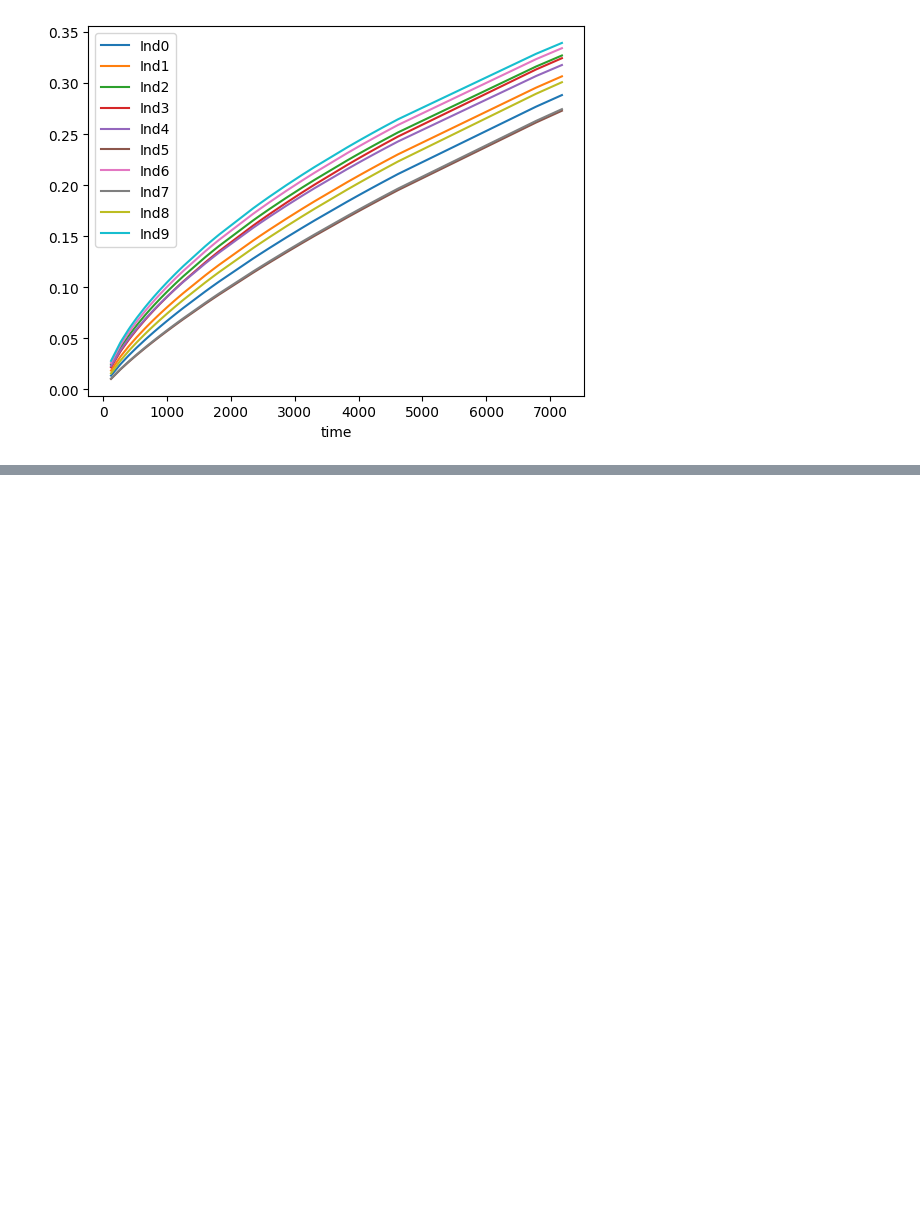
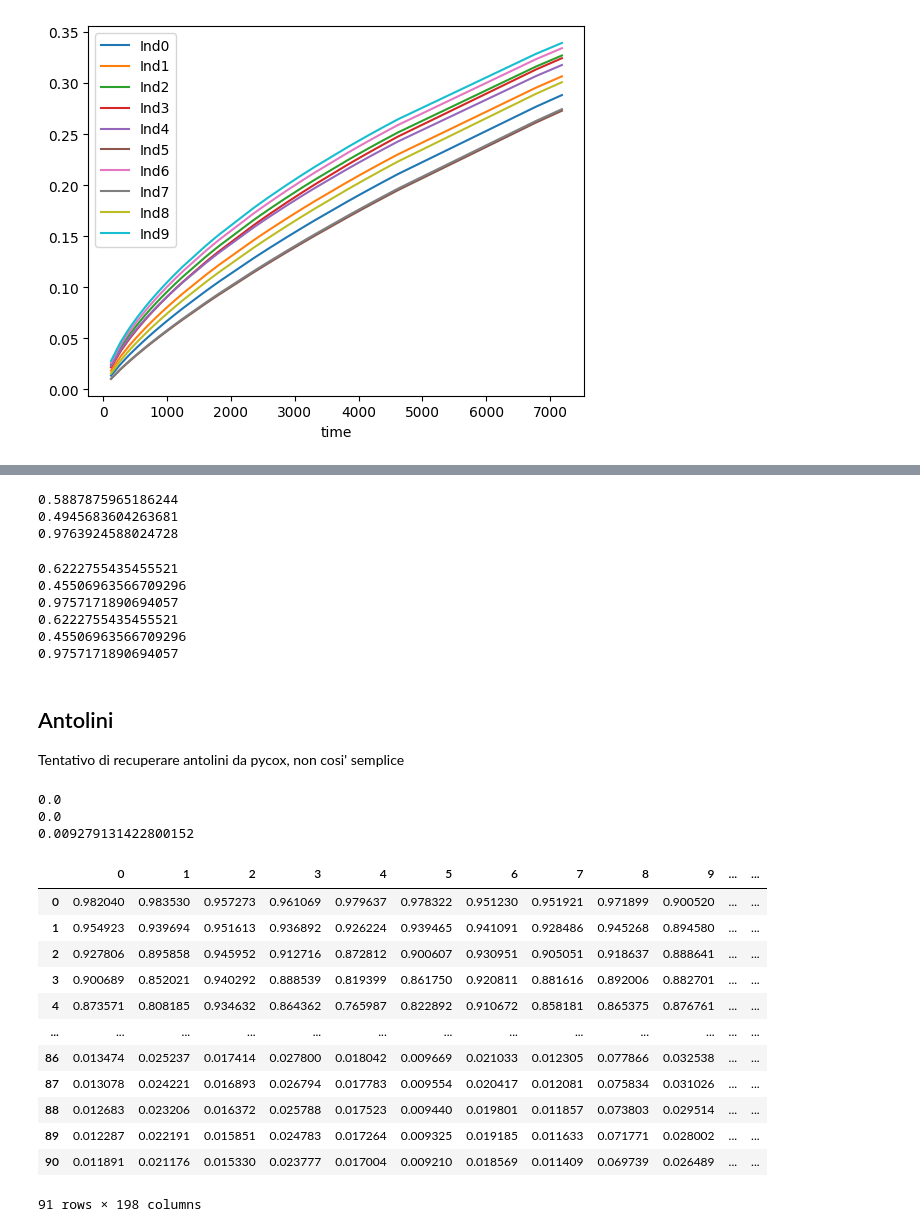
Before and after one commit to compbiomed-unito/survhive, a Jupyter notebook: gb_test_survival_output.ipynb, the cells around one changed output, grey strips where cells are left out. Drawn from its saved outputs; the diff is of its cells as text; code cells hidden in the pictures; blank space fills up the shorter version.

```diff
--- a/gb_test_survival_output.ipynb
+++ b/gb_test_survival_output.ipynb
@@ -123,6 +108,6 @@ array([0.5687112 , 0.55596285, 0.45258137, 0.63661292, 0.58587579,
 # %% [markdown]
 ## Auton
 # %%
-survmach = survwrap.DeepSurvivalMachines()
+survmach = survwrap.DeepSurvivalMachines(max_epochs=10)
 survmach.fit(X, y)
 # %% [output]
@@ -169,0 +193,23 @@ array([0.20315404, 0.22241521, 0.24387774, 0.23970731, 0.23508947,
+# %%
+s = make_time_dependent_scorer(roc_auc_td_score)
+for m in [survmach, deephit, coxnet]:
+    print(s(m, X, y))
+# %% [output]
+0.5887875965186244
+0.4945683604263681
+0.9763924588024728
+# %%
+s = make_time_dependent_scorer(roc_auc_td_score, time_mode='absolute', time_values=numpy.quantile(etimes, [0.25, 0.5, 0.75]))
+for m in [survmach, deephit, coxnet]:
+    print(s(m, X, y))
+
+s = make_time_dependent_scorer(roc_auc_td_score, time_mode='quantiles', time_values=[0.25, 0.5, 0.75])
+for m in [survmach, deephit, coxnet]:
+    print(s(m, X, y))
+# %% [output]
+0.6222755435455521
+0.45506963566709296
+0.9757171890694057
+0.6222755435455521
+0.45506963566709296
+0.9757171890694057
@@ -169,0 +218,37 @@ array([0.20315404, 0.22241521, 0.24387774, 0.23970731, 0.23508947,
+# %% [markdown]
+## Antolini
+Tentativo di recuperare antolini da pycox, non cosi' semplice
+# %%
+import pycox
+def antolini_scorer(estimator, X, y):
+    surv = estimator.predict_survival(X, get_time(y))
+    return pycox.evaluation.concordance.concordance_td(
+        durations=get_time(y), events=get_indicator(y),
+        surv=surv, surv_idx=numpy.arange(len(X)),
+    )
+
+for m in [survmach, deephit, coxnet]:
+    #survmach.predict_survival(X[:10], etimes[0])
+    s = antolini_scorer(m, X, y)
+    print(s)
+# %% [output]
+0.0
+0.0
+0.009279131422800152
+# %%
+surv = deephit.model_.interpolate(10).predict_surv_df(X.astype('float32'))
+surv
+# %% [output]
+|  | 0 | 1 | 2 | 3 | 4 | 5 | 6 | 7 | 8 | 9 | ... | ... |
+| 0 | 0.982040 | 0.983530 | 0.957273 | 0.961069 | 0.979637 | 0.978322 | 0.951230 | 0.951921 | 0.971899 | 0.900520 | ... | ... |
+| 1 | 0.954923 | 0.939694 | 0.951613 | 0.936892 | 0.926224 | 0.939465 | 0.941091 | 0.928486 | 0.945268 | 0.894580 | ... | ... |
+| 2 | 0.927806 | 0.895858 | 0.945952 | 0.912716 | 0.872812 | 0.900607 | 0.930951 | 0.905051 | 0.918637 | 0.888641 | ... | ... |
+| 3 | 0.900689 | 0.852021 | 0.940292 | 0.888539 | 0.819399 | 0.861750 | 0.920811 | 0.881616 | 0.892006 | 0.882701 | ... | ... |
+| 4 | 0.873571 | 0.808185 | 0.934632 | 0.864362 | 0.765987 | 0.822892 | 0.910672 | 0.858181 | 0.865375 | 0.876761 | ... | ... |
+| ... | ... | ... | ... | ... | ... | ... | ... | ... | ... | ... | ... | ... |
+| 86 | 0.013474 | 0.025237 | 0.017414 | 0.027800 | 0.018042 | 0.009669 | 0.021033 | 0.012305 | 0.077866 | 0.032538 | ... | ... |
+| 87 | 0.013078 | 0.024221 | 0.016893 | 0.026794 | 0.017783 | 0.009554 | 0.020417 | 0.012081 | 0.075834 | 0.031026 | ... | ... |
+| 88 | 0.012683 | 0.023206 | 0.016372 | 0.025788 | 0.017523 | 0.009440 | 0.019801 | 0.011857 | 0.073803 | 0.029514 | ... | ... |
+| 89 | 0.012287 | 0.022191 | 0.015851 | 0.024783 | 0.017264 | 0.009325 | 0.019185 | 0.011633 | 0.071771 | 0.028002 | ... | ... |
+| 90 | 0.011891 | 0.021176 | 0.015330 | 0.023777 | 0.017004 | 0.009210 | 0.018569 | 0.011409 | 0.069739 | 0.026489 | ... | ... |
+91 rows × 198 columns
```
Also changed, not shown: parts of 27 cells of this notebook, 1 other file.
